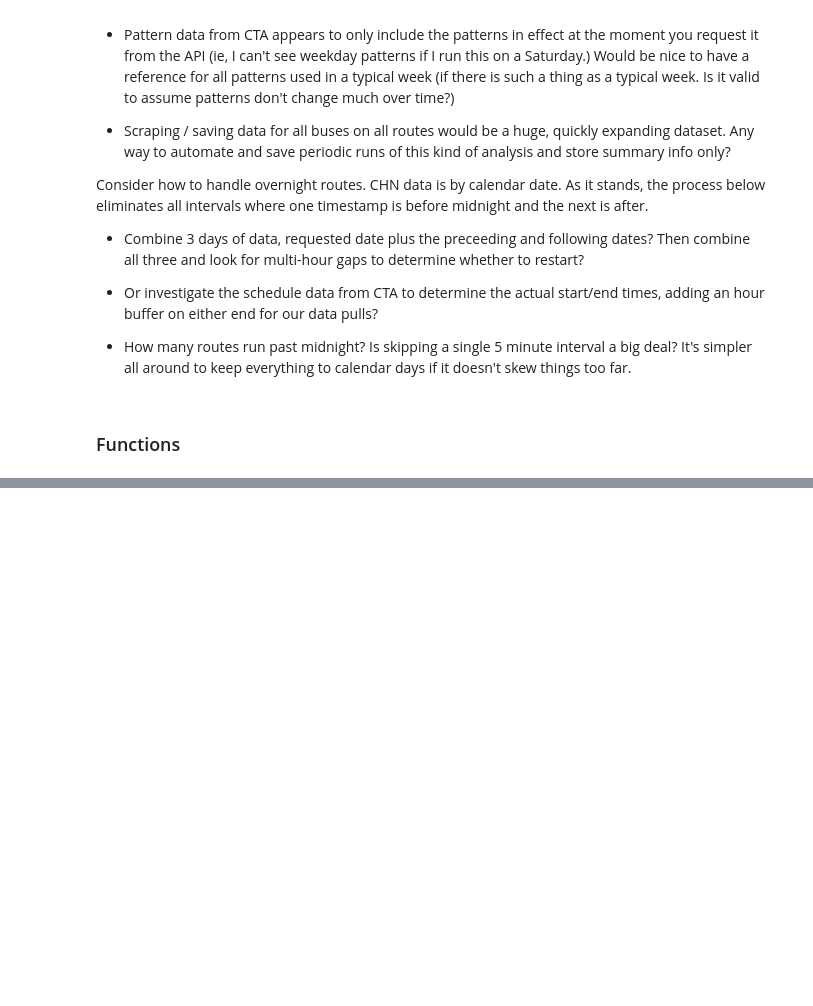
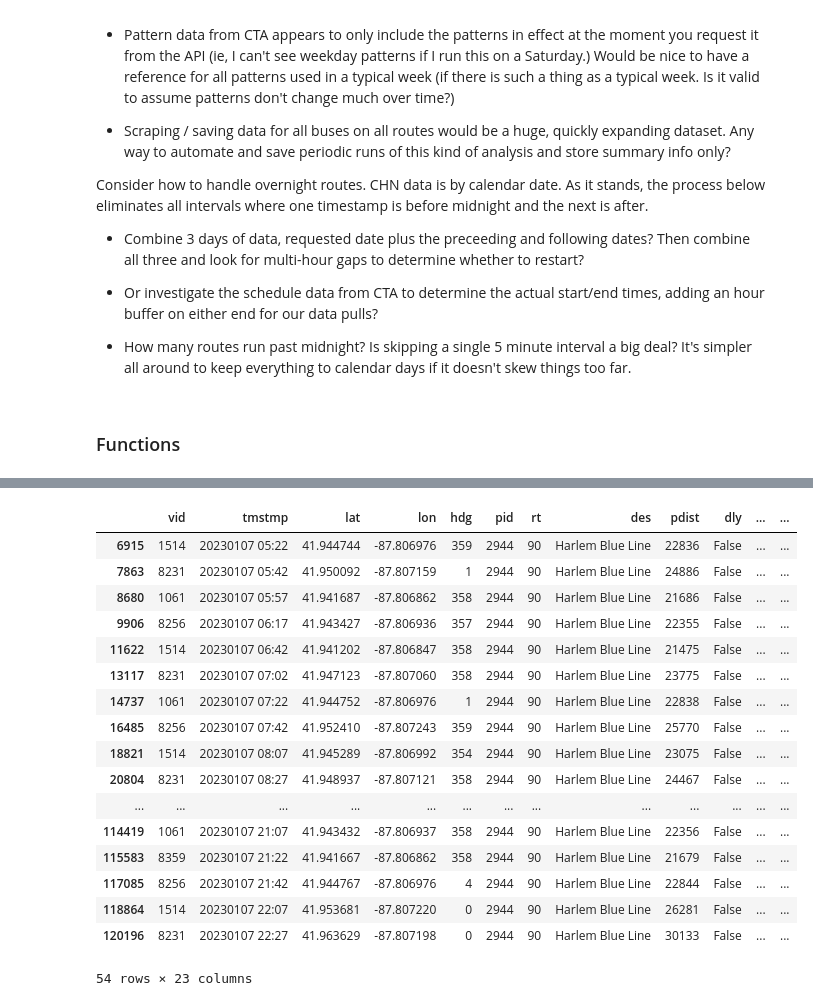
Before and after one commit to kristenhahn/cta_bus_tracker_exploration, a Jupyter notebook: headways.ipynb, the cells around one changed output, grey strips where cells are left out. Saved outputs shown, nothing was run; the diff lists cells and outputs as text; code cells hidden in the pictures; blank space fills up the shorter version.

Commit message:
Refactor headway calcs

```diff
--- a/headways.ipynb
+++ b/headways.ipynb
@@ -66,6 +62,6 @@ def get_vehicles(datestring:str) -> object:
 # %%
 
-def get_patterns(route:str) -> object:
+def get_patterns(route:str) -> pd.DataFrame:
     '''Get patterns data from the CTA's bus tracker API for a specified route.
     Return patterns as a dataframe'''
 
@@ -81,7 +77,5 @@ def get_patterns(route:str) -> object:
     df_patterns['pt'] = df_patterns['pt'].apply(lambda x: pd.DataFrame(x))
 
     return df_patterns
-
-# get_patterns(20)
 # %%
 
@@ -109,7 +103,7 @@ def get_pattern_linestrings(route:str) -> object:
 
     return gdf_patterns
 # %%
-def get_pattern_stops(route:str) -> object:
+def get_pattern_stops(route:str) -> gpd.GeoDataFrame:
         '''Get the patterns data from the CTA's bus tracker API
         for a specified route. Return patterns as a geodataframe
         with point geomtry, one point per bus stop on each pattern
@@ -142,5 +136,3 @@ def get_pattern_stops(route:str) -> object:
                 gdf_route_stops = pd.concat([gdf_route_stops, gdf_pattern_stops])
 
         return gdf_route_stops
-
-# get_pattern_stops(20)
@@ -146,0 +280,4 @@ def get_pattern_stops(route:str) -> object:
+# %%
+vehicles = get_vehicles('2023-01-07')
+
+vehicles.head()
@@ -146,0 +291,4 @@ def get_pattern_stops(route:str) -> object:
+# %%
+vehicle_intervals = get_vehicle_intervals(vehicles, '90')
+
+vehicle_intervals.head()
@@ -147,3 +303,27 @@ def get_pattern_stops(route:str) -> object:
+# %%
+
+bus_headways = get_headways('11804','90',vehicle_intervals)
+
+bus_headways
+# %% [output]
+|  | vid | tmstmp | lat | lon | hdg | pid | rt | des | pdist | dly | ... | ... |
+| 6915 | 1514 | 20230107 05:22 | 41.944744 | -87.806976 | 359 | 2944 | 90 | Harlem Blue Line | 22836 | False | ... | ... |
+| 7863 | 8231 | 20230107 05:42 | 41.950092 | -87.807159 | 1 | 2944 | 90 | Harlem Blue Line | 24886 | False | ... | ... |
+| 8680 | 1061 | 20230107 05:57 | 41.941687 | -87.806862 | 358 | 2944 | 90 | Harlem Blue Line | 21686 | False | ... | ... |
+| 9906 | 8256 | 20230107 06:17 | 41.943427 | -87.806936 | 357 | 2944 | 90 | Harlem Blue Line | 22355 | False | ... | ... |
+| 11622 | 1514 | 20230107 06:42 | 41.941202 | -87.806847 | 358 | 2944 | 90 | Harlem Blue Line | 21475 | False | ... | ... |
+| 13117 | 8231 | 20230107 07:02 | 41.947123 | -87.807060 | 358 | 2944 | 90 | Harlem Blue Line | 23775 | False | ... | ... |
+| 14737 | 1061 | 20230107 07:22 | 41.944752 | -87.806976 | 1 | 2944 | 90 | Harlem Blue Line | 22838 | False | ... | ... |
+| 16485 | 8256 | 20230107 07:42 | 41.952410 | -87.807243 | 359 | 2944 | 90 | Harlem Blue Line | 25770 | False | ... | ... |
+| 18821 | 1514 | 20230107 08:07 | 41.945289 | -87.806992 | 354 | 2944 | 90 | Harlem Blue Line | 23075 | False | ... | ... |
+| 20804 | 8231 | 20230107 08:27 | 41.948937 | -87.807121 | 358 | 2944 | 90 | Harlem Blue Line | 24467 | False | ... | ... |
+| ... | ... | ... | ... | ... | ... | ... | ... | ... | ... | ... | ... | ... |
+| 114419 | 1061 | 20230107 21:07 | 41.943432 | -87.806937 | 358 | 2944 | 90 | Harlem Blue Line | 22356 | False | ... | ... |
+| 115583 | 8359 | 20230107 21:22 | 41.941667 | -87.806862 | 358 | 2944 | 90 | Harlem Blue Line | 21679 | False | ... | ... |
+| 117085 | 8256 | 20230107 21:42 | 41.944767 | -87.806976 | 4 | 2944 | 90 | Harlem Blue Line | 22844 | False | ... | ... |
+| 118864 | 1514 | 20230107 22:07 | 41.953681 | -87.807220 | 0 | 2944 | 90 | Harlem Blue Line | 26281 | False | ... | ... |
+| 120196 | 8231 | 20230107 22:27 | 41.963629 | -87.807198 | 0 | 2944 | 90 | Harlem Blue Line | 30133 | False | ... | ... |
+54 rows × 23 columns
 # %%
 # view test data
 m = get_pattern_linestrings('90').explore(color='blue', tiles='CartoDB positron')
```
Also changed, not shown: parts of 13 cells of this notebook.
